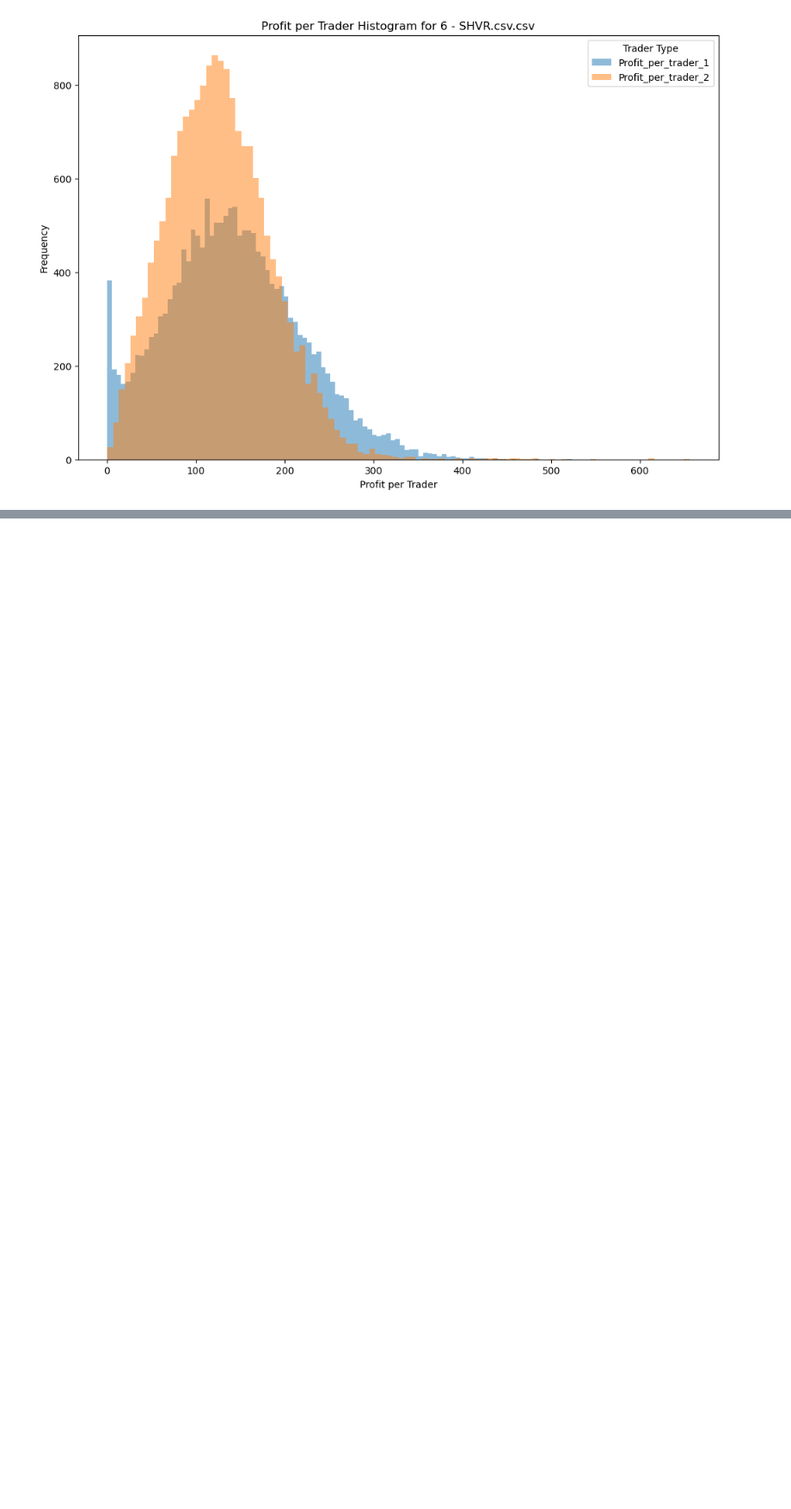
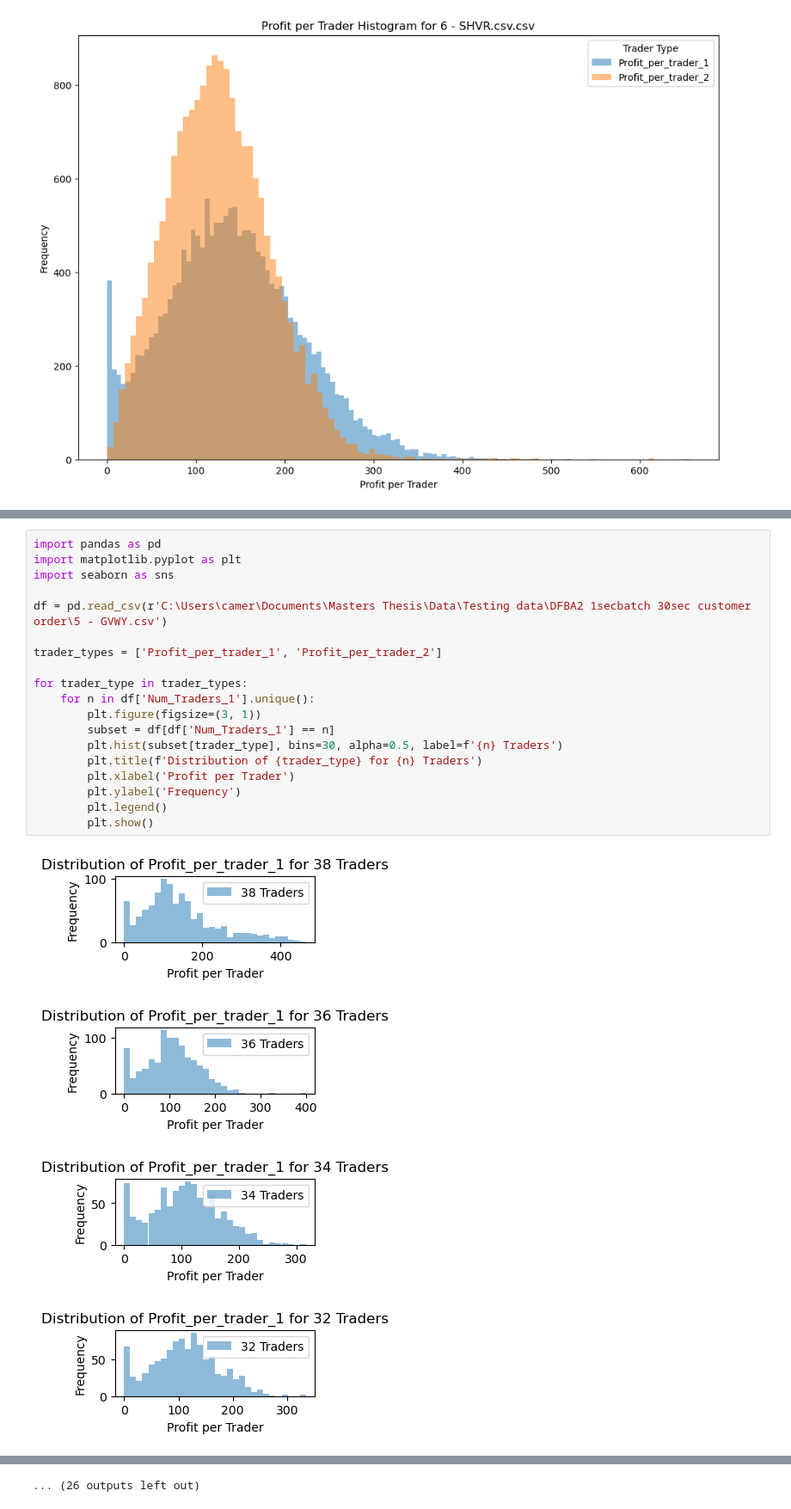
Before and after one commit to Cam-Dipol/Deep-Learning-Trader-BFBSE, a Jupyter notebook: Results_analysis v2.ipynb, the cells around one changed output, grey strips where cells are left out. Shown at 86% size. Cells and saved outputs as stored; diff of their text form; blank space fills up the shorter version.

```diff
--- a/Results_analysis v2.ipynb
+++ b/Results_analysis v2.ipynb
@@ -204,0 +236,24 @@ poor_aa
+# %%
+import pandas as pd
+import matplotlib.pyplot as plt
+import seaborn as sns
+
+df = pd.read_csv(r'C:\Users\camer\Documents\Masters Thesis\Data\Testing data\DFBA2 1secbatch 30sec customer order\5 - GVWY.csv')
+
+trader_types = ['Profit_per_trader_1', 'Profit_per_trader_2']
+
+for trader_type in trader_types:
+    for n in df['Num_Traders_1'].unique():
+        plt.figure(figsize=(3, 1))
+        subset = df[df['Num_Traders_1'] == n]
+        plt.hist(subset[trader_type], bins=30, alpha=0.5, label=f'{n} Traders')
+        plt.title(f'Distribution of {trader_type} for {n} Traders')
+        plt.xlabel('Profit per Trader')
+        plt.ylabel('Frequency')
+        plt.legend()
+        plt.show()
+# %% [output]
+[figure, added]
+[figure, added]
+[figure, added]
+[figure, added]
@@ -204,0 +268 @@ poor_aa
+... (26 outputs left out)
```
Also changed, not shown: parts of 13 cells of this notebook, 8 other files.
